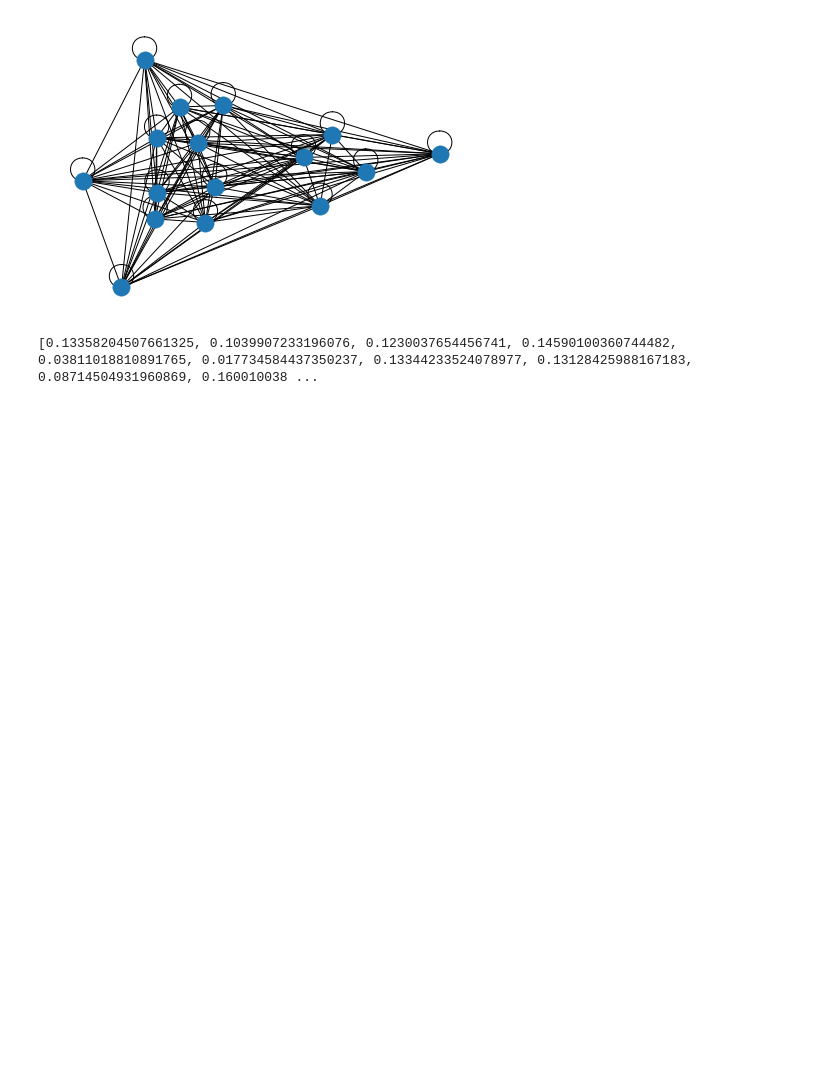
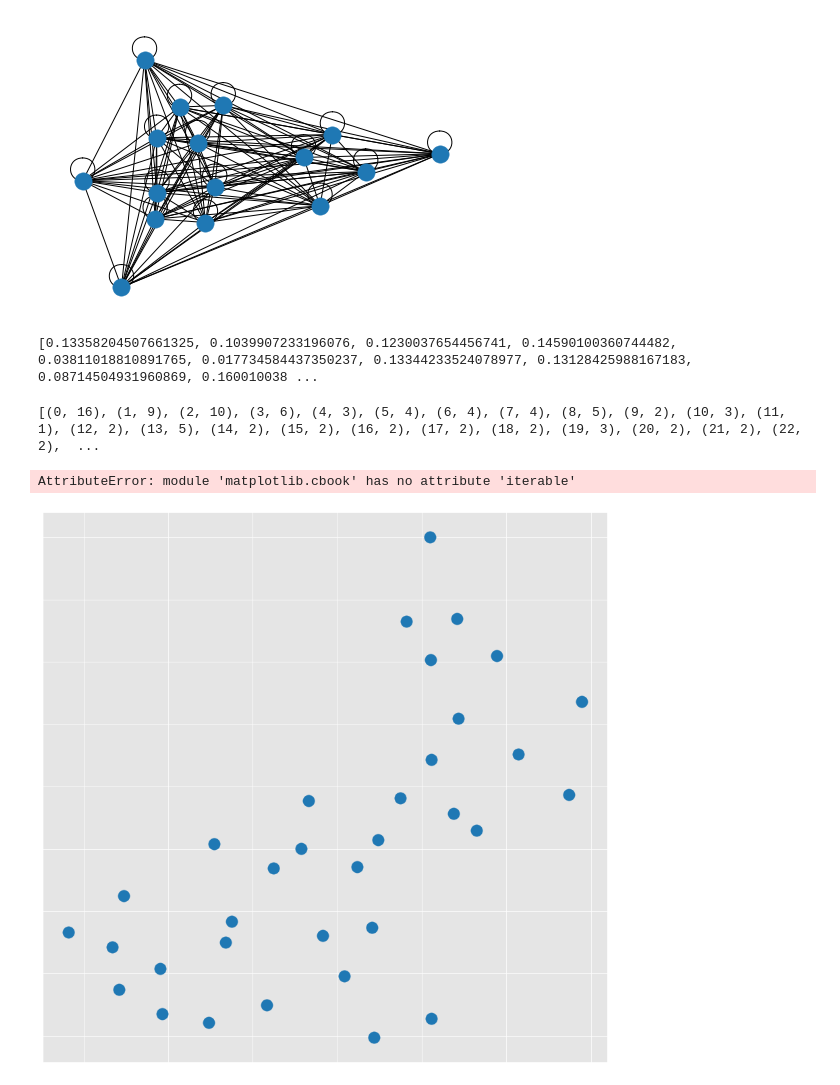
Before and after one commit to yilewang/brain-dynamics-toolbox, a Jupyter notebook: demos/Rubinov2010Demo.ipynb, the cells around one changed output. Cells and saved outputs as stored; diff of their text form; code cells hidden in the pictures; blank space fills up the shorter version.

```diff
--- a/demos/Rubinov2010Demo.ipynb
+++ b/demos/Rubinov2010Demo.ipynb
@@ -85,3 +85,12 @@ def weighted_degree_centrality(G, method='sum'):
 print(weighted_degree_centrality(G, method='distance'))
 # %% [output]
 [0.13358204507661325, 0.1039907233196076, 0.1230037654456741, 0.14590100360744482, 0.03811018810891765, 0.017734584437350237, 0.13344233524078977, 0.13128425988167183, 0.08714504931960869, 0.160010038 ...
+# %%
+G = nx.karate_club_graph()
+print(G.degree)
+plt.figure(figsize =(15, 15))
+nx.draw_networkx(G, with_labels=True)
+# %% [output]
+[(0, 16), (1, 9), (2, 10), (3, 6), (4, 3), (5, 4), (6, 4), (7, 4), (8, 5), (9, 2), (10, 3), (11, 1), (12, 2), (13, 5), (14, 2), (15, 2), (16, 2), (17, 2), (18, 2), (19, 3), (20, 2), (21, 2), (22, 2),  ...
+AttributeError: module 'matplotlib.cbook' has no attribute 'iterable'
+[figure, added]
```
